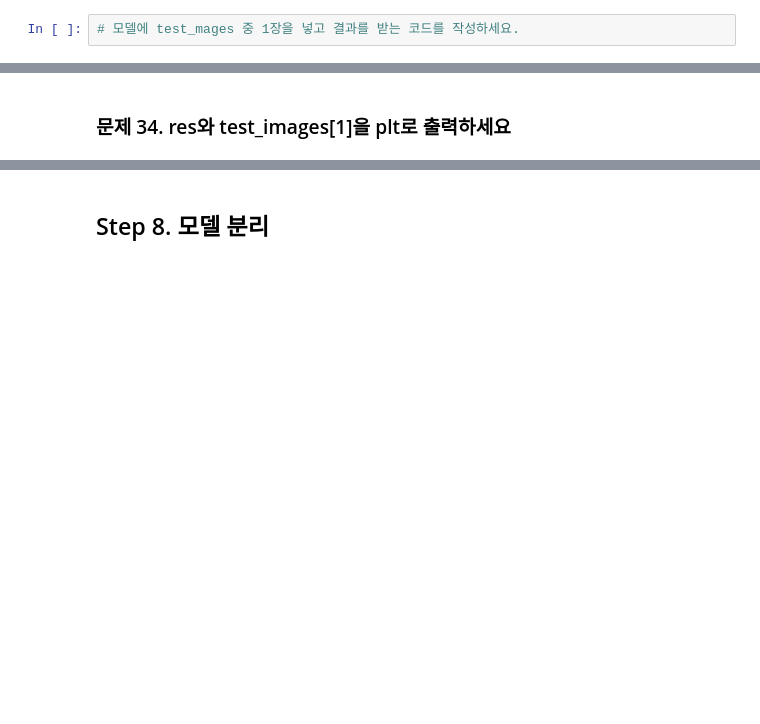
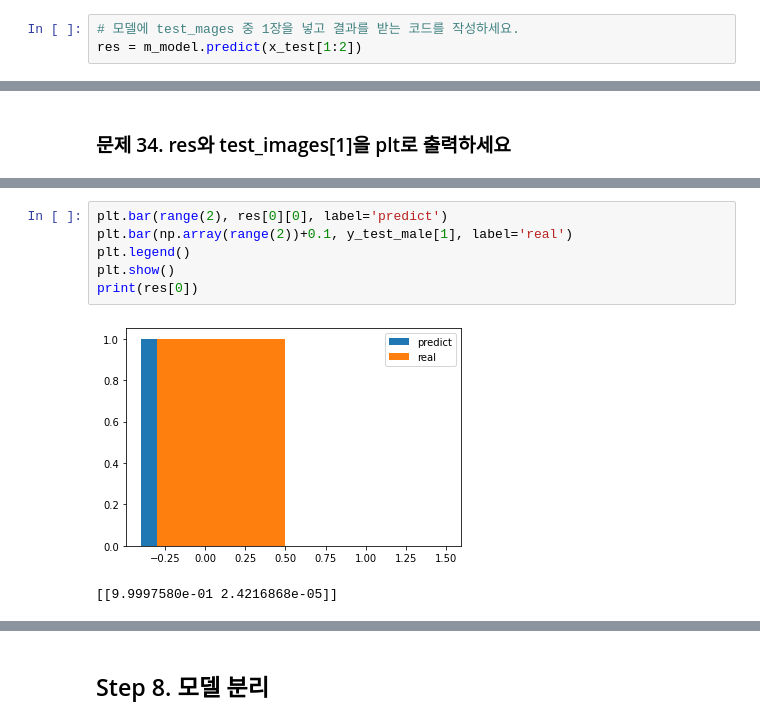
Before and after one commit to sonzwon/TIL_DL, a Jupyter notebook: [practice]Multi_Model_Classification.ipynb, the cells around one changed output, grey strips where cells are left out. Cells and saved outputs as stored; diff of their text form; blank space fills up the shorter version.

```diff
--- a/[practice]Multi_Model_Classification.ipynb
+++ b/[practice]Multi_Model_Classification.ipynb
@@ -619,2 +678,3 @@ plt.show()
 # %%
 # 모델에 test_mages 중 1장을 넣고 결과를 받는 코드를 작성하세요.
+res = m_model.predict(x_test[1:2])
@@ -624,0 +691,9 @@ plt.show()
+# %%
+plt.bar(range(2), res[0][0], label='predict')
+plt.bar(np.array(range(2))+0.1, y_test_male[1], label='real')
+plt.legend()
+plt.show()
+print(res[0])
+# %% [output]
+[figure, added]
+[[9.9997580e-01 2.4216868e-05]]
```
Also changed, not shown: parts of 50 cells of this notebook.
